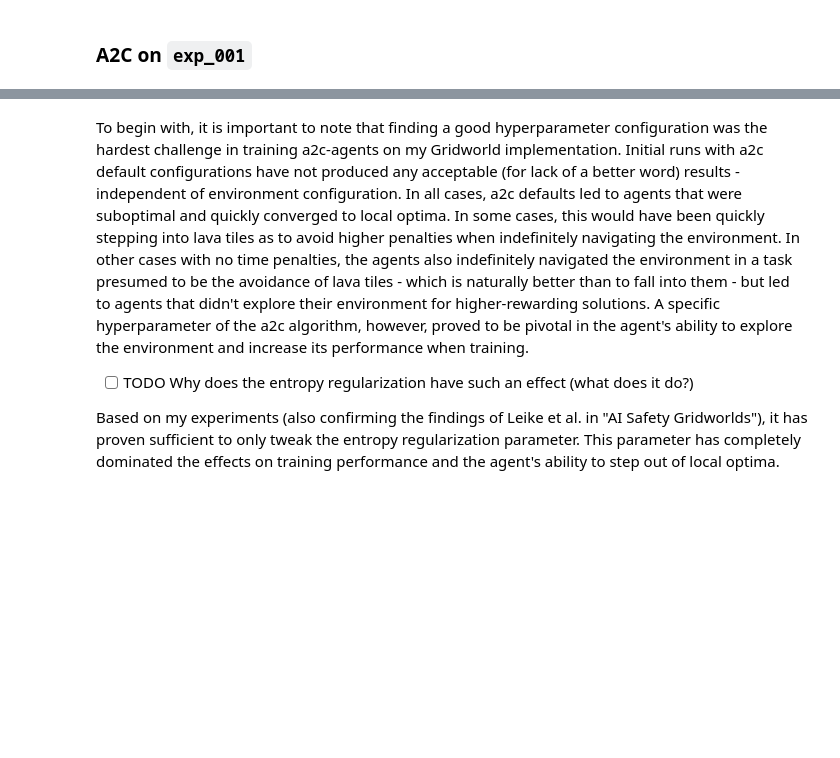
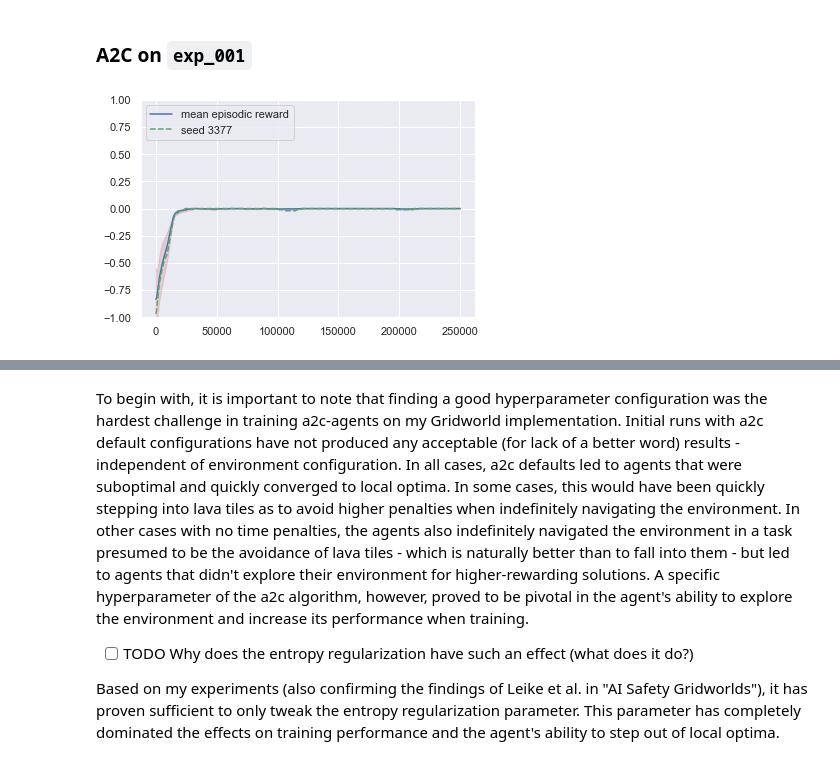
Before and after one commit to tilidev/BA_DRL_Gridworlds, a Jupyter notebook: eval_agents.ipynb, the cells around one changed output, grey strips where cells are left out. Cells and saved outputs as stored; diff of their text form; code cells hidden in the pictures; blank space fills up the shorter version.

```diff
--- a/eval_agents.ipynb
+++ b/eval_agents.ipynb
@@ -809,3 +819,7 @@ Goal positions with successes (unique): {(4, 9), (8, 9), (9, 9), (2, 8)}
 INFO: Test suite execution ended.
 # %% [markdown]
 ### A2C on `exp_001`
+# %%
+plot_mean_std("lFLmj6sdRiqOoZ2ARZgbZg", save_path="a2c_exp_A", add_best=True)
+# %% [output]
+[figure, added]
```
Also changed, not shown: parts of 14 cells of this notebook, 1 other file.
